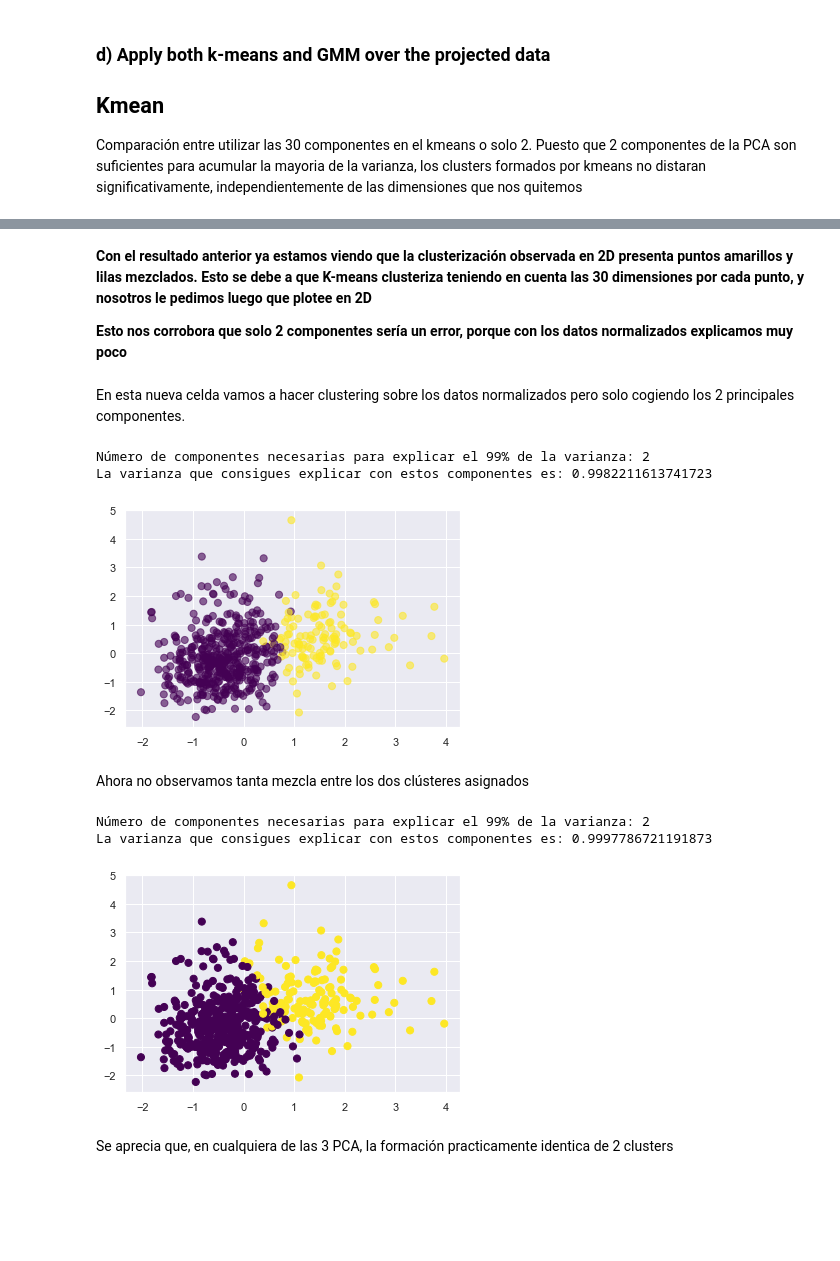
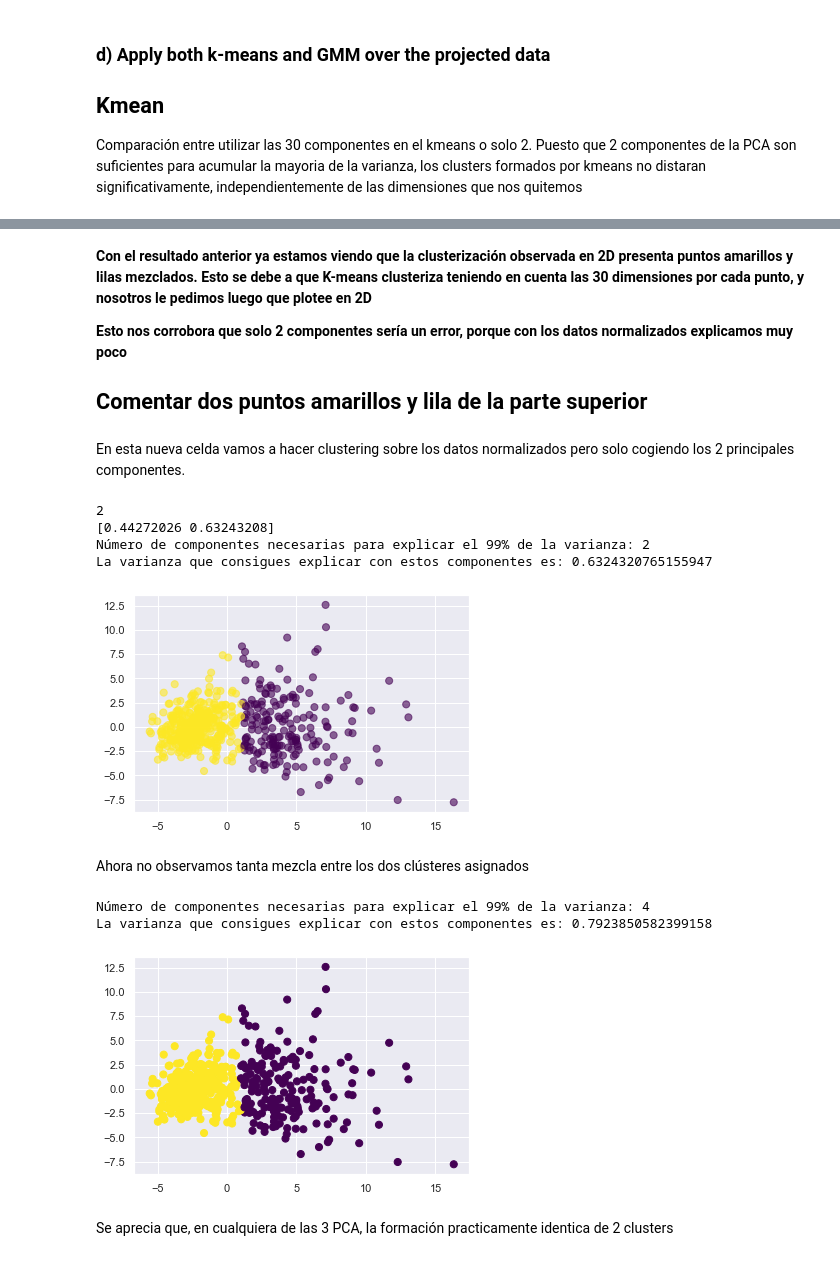
Before and after one commit to Huertas97/APAU_practicas, a Jupyter notebook: Tarea_3/Practica_3/notebook_Clustering_Guille_2.ipynb, the cells around one changed output, grey strips where cells are left out. Cells and saved outputs as stored; diff of their text form; code cells hidden in the pictures; blank space fills up the shorter version.

```diff
--- a/Tarea_3/Practica_3/notebook_Clustering_Guille_2.ipynb
+++ b/Tarea_3/Practica_3/notebook_Clustering_Guille_2.ipynb
@@ -900,6 +931,8 @@ La varianza que consigues explicar con estos componentes es: 0.9911301840050235
 **Con el resultado anterior ya estamos viendo que la clusterización observada en 2D presenta puntos amarillos y lilas mezclados. Esto se debe a que K-means clusteriza teniendo en cuenta las 30 dimensiones por cada punto, y nosotros le pedimos luego que plotee en 2D**
 
 **Esto nos corrobora que solo 2 componentes sería un error, porque con los datos normalizados explicamos muy poco**
+
+## Comentar dos puntos amarillos y lila de la parte superior
 # %% [markdown]
 En esta nueva celda vamos a hacer clustering sobre los datos normalizados pero solo cogiendo los 2 principales componentes.
 # %%
@@ -910,52 +943,57 @@ df_wbcd_std = sklearn.preprocessing.StandardScaler().fit_transform(df_wdbc)
 # Hacemos PCA para 2 componentes.
 pca2 = PCA(n_components=2)
 
+
 # Explicar ploteando solo dos componentes
-df_wbcd_std_pca = pca2.fit(X).transform(df_wbcd_std)
+df_wbcd_std_pca = pca2.fit(df_wbcd_std).transform(df_wbcd_std)
 
 # Vemos cuantas componentes necesitamos para retener el 99% de la varianza
-n_componentes = sum(np.cumsum(pca2.explained_variance_ratio_) <= 0.99) +1 # más uno porque hay que incluir el que supera el 0.99
+n_componentes = sum(np.cumsum(pca2.explained_variance_ratio_) <= 0.99) # más uno porque hay que incluir el que supera el 0.99
+print(n_componentes)
+print(np.cumsum(pca2.explained_variance_ratio_))
 varianza_expl = np.cumsum(pca2.explained_variance_ratio_)[n_componentes-1]
 print("Número de componentes necesarias para explicar el 99% de la varianza:", n_componentes,
      "\nLa varianza que consigues explicar con estos componentes es:", varianza_expl)
 
-
+X_std_pca=np.array(df_wbcd_std_pca)
 # perform k-means clustering
 centers, labels = my_module.find_clusters(df_wbcd_std_pca, 2)
-plt.scatter(df_wbcd_std[:, 0], df_wbcd_std[:, 1], c=labels,
+plt.scatter(X_std_pca[:, 0], X_std_pca[:, 1], c=labels,
             s=50, cmap='viridis', alpha = 0.6);
 # %% [output]
+2
+[0.44272026 0.63243208]
 Número de componentes necesarias para explicar el 99% de la varianza: 2
-La varianza que consigues explicar con estos componentes es: 0.9982211613741723
+La varianza que consigues explicar con estos componentes es: 0.6324320765155947
-[figure, old version]
+[figure, new version]
 # %% [markdown]
 Ahora no observamos tanta mezcla entre los dos clústeres asignados
 # %%
 # Normalizamos
 df_wbcd_std = sklearn.preprocessing.StandardScaler().fit_transform(df_wdbc)
 
 
 # Hacemos PCA para 4 componentes.
 pca = PCA(n_components=4)
 
 # Explicar ploteando solo dos componentes
-df_wbcd_std_pca = pca.fit(X).transform(df_wbcd_std)
+df_wbcd_std_pca = pca.fit(df_wbcd_std).transform(df_wbcd_std)
 
 # Vemos cuantas componentes necesitamos para retener el 99% de la varianza
-n_componentes = sum(np.cumsum(pca.explained_variance_ratio_) <= 0.99) + 1  # más uno porque hay que incluir el que supera el 0.99
-varianza_expl = np.cumsum(pca.explained_variance_ratio_)[n_componentes]
+n_componentes = sum(np.cumsum(pca.explained_variance_ratio_) <= 0.99)  # más uno porque hay que incluir el que supera el 0.99
+varianza_expl = np.cumsum(pca.explained_variance_ratio_)[n_componentes-1]
 print("Número de componentes necesarias para explicar el 99% de la varianza:", n_componentes,
      "\nLa varianza que consigues explicar con estos componentes es:", varianza_expl)
 
-
+X_std_pca=np.array(df_wbcd_std_pca)
 # perform k-means clustering
 centers, labels = my_module.find_clusters(df_wbcd_std_pca, 2)
-plt.scatter(df_wbcd_std[:, 0], df_wbcd_std[:, 1], c=labels,
+plt.scatter(X_std_pca[:, 0], X_std_pca[:, 1], c=labels,
             s=50, cmap='viridis');
 # %% [output]
-Número de componentes necesarias para explicar el 99% de la varianza: 2
-La varianza que consigues explicar con estos componentes es: 0.9997786721191873
+Número de componentes necesarias para explicar el 99% de la varianza: 4
+La varianza que consigues explicar con estos componentes es: 0.7923850582399158
-[figure, old version]
+[figure, new version]
 # %% [markdown]
 Se aprecia que, en cualquiera de las 3 PCA, la formación practicamente identica de 2 clusters
 # %% [markdown]
```
Also changed, not shown: parts of 7 cells of this notebook.
